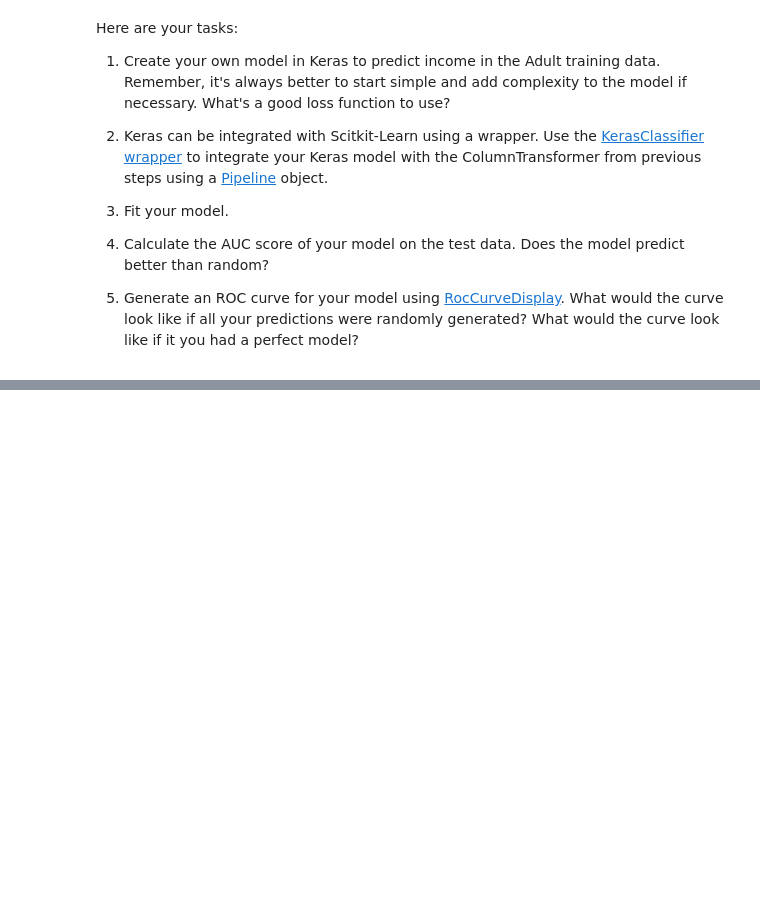
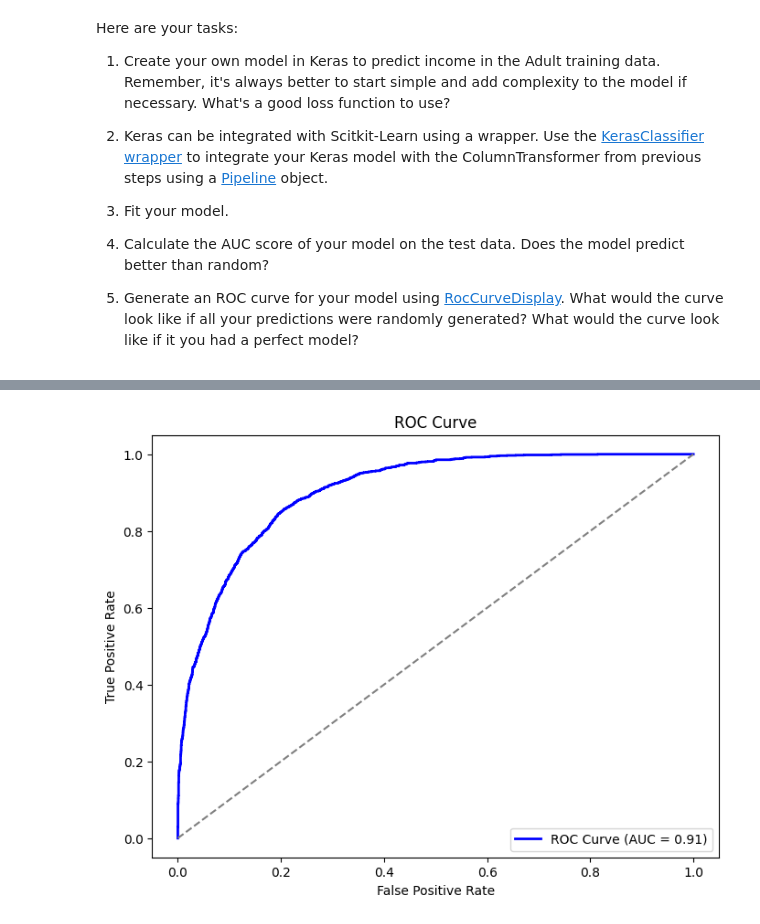
Before and after one commit to eiko-y/UCSD-MLE-Bootcamp, a Jupyter notebook: Student_MLE_MiniProject_Deep_Learning.ipynb, the cells around one changed output, grey strips where cells are left out. Saved outputs shown, nothing was run; the diff lists cells and outputs as text; code cells hidden in the pictures; blank space fills up the shorter version.

```diff
--- a/Student_MLE_MiniProject_Deep_Learning.ipynb
+++ b/Student_MLE_MiniProject_Deep_Learning.ipynb
@@ -232,0 +307,3 @@ model.compile(optimizer='adam', loss='binary_crossentropy', metrics=['accuracy']
+# %%
+keras_clf=KerasClassifier(build_fn=create_model, epochs=6, batch_size=16)
+keras_clf.fit(X_train_processed_df, y_train)
@@ -233,2 +344,6 @@ model.compile(optimizer='adam', loss='binary_crossentropy', metrics=['accuracy']
 # %%
 # Create the scikit-learn pipeline
+pipeline = Pipeline([
+    ('preprocessor', preprocessor),
+    ('classifier', keras_clf)
+])
@@ -235,2 +359,4 @@ model.compile(optimizer='adam', loss='binary_crossentropy', metrics=['accuracy']
 # %%
+from tensorflow.keras.layers import Input, Dense
 # Fit the pipeline on the training data
+pipeline.fit(X_train, y_train)
@@ -237,3 +398,5 @@ model.compile(optimizer='adam', loss='binary_crossentropy', metrics=['accuracy']
 # %%
 # Calculate the AUC score of your model on the test data.
 # Does the model predict better than random?
+y_score = pipeline.predict_proba(X_test)[:, 1]
+roc_auc_score(y_test, y_score)
@@ -241,0 +406,22 @@ model.compile(optimizer='adam', loss='binary_crossentropy', metrics=['accuracy']
+# %%
+# Generate an ROC curve for your model.
+from sklearn.metrics import roc_curve, auc
+import matplotlib.pyplot as plt
+
+# Compute FPR, TPR
+fpr, tpr, _ = roc_curve(y_test, y_score)
+
+# Compute AUC
+roc_auc = auc(fpr, tpr)
+
+# Plot ROC Curve
+plt.figure(figsize=(8, 6))
+plt.plot(fpr, tpr, color="blue", lw=2, label=f"ROC Curve (AUC = {roc_auc:.2f})")
+plt.plot([0, 1], [0, 1], color="gray", linestyle="--")  # Baseline
+plt.xlabel("False Positive Rate")
+plt.ylabel("True Positive Rate")
+plt.title("ROC Curve")
+plt.legend(loc="lower right")
+plt.show()
+# %% [output]
+[figure, added]
```
Also changed, not shown: parts of 20 cells of this notebook.
